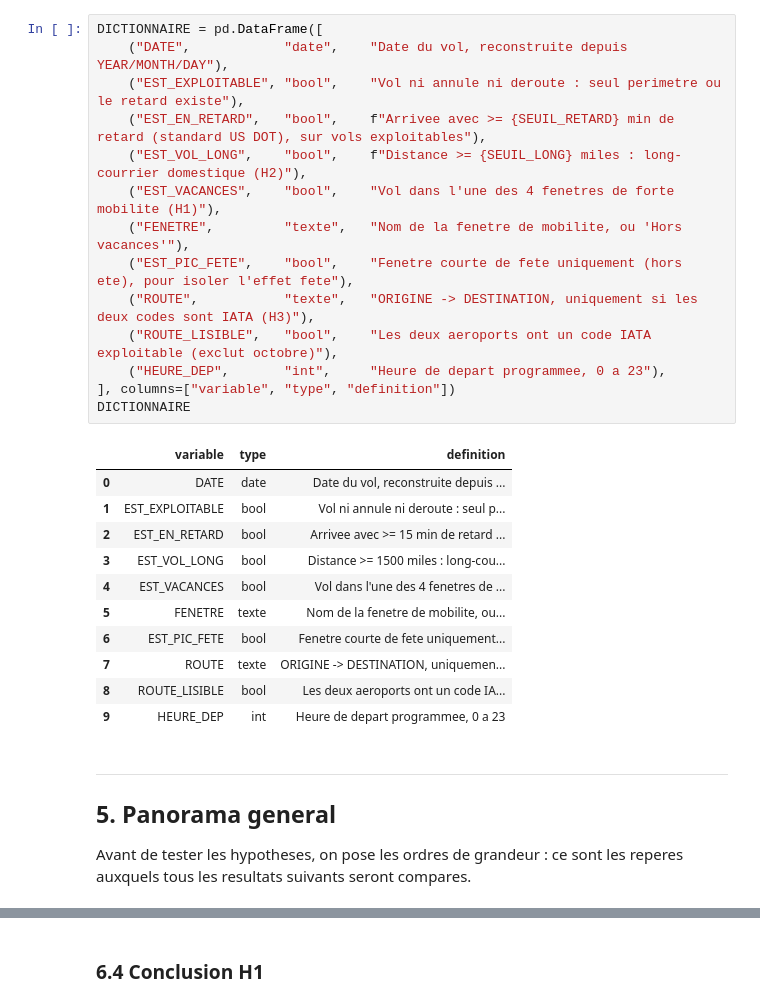
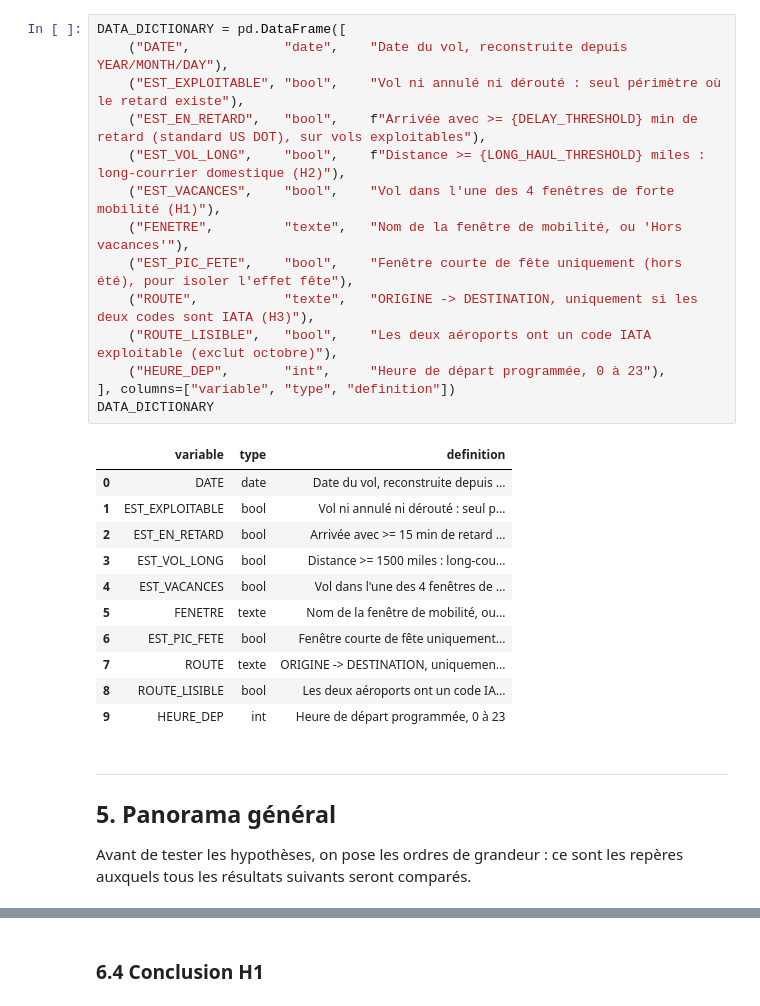
Before and after one commit to prodyge94/restitution, a Jupyter notebook: notebook_analyse_v2.ipynb, the cells around one changed output, grey strips where cells are left out. Cells and saved outputs as stored; diff of their text form.

```diff
--- a/notebook_analyse_v2.ipynb
+++ b/notebook_analyse_v2.ipynb
@@ -338,35 +354,35 @@ Noel / fin d'annee     216004
 Thanksgiving           165689
 Nouvel an               79025
 # %%
-DICTIONNAIRE = pd.DataFrame([
+DATA_DICTIONARY = pd.DataFrame([
     ("DATE",            "date",    "Date du vol, reconstruite depuis YEAR/MONTH/DAY"),
-    ("EST_EXPLOITABLE", "bool",    "Vol ni annule ni deroute : seul perimetre ou le retard existe"),
-    ("EST_EN_RETARD",   "bool",    f"Arrivee avec >= {SEUIL_RETARD} min de retard (standard US DOT), sur vols exploitables"),
-    ("EST_VOL_LONG",    "bool",    f"Distance >= {SEUIL_LONG} miles : long-courrier domestique (H2)"),
-    ("EST_VACANCES",    "bool",    "Vol dans l'une des 4 fenetres de forte mobilite (H1)"),
-    ("FENETRE",         "texte",   "Nom de la fenetre de mobilite, ou 'Hors vacances'"),
-    ("EST_PIC_FETE",    "bool",    "Fenetre courte de fete uniquement (hors ete), pour isoler l'effet fete"),
+    ("EST_EXPLOITABLE", "bool",    "Vol ni annulé ni dérouté : seul périmètre où le retard existe"),
+    ("EST_EN_RETARD",   "bool",    f"Arrivée avec >= {DELAY_THRESHOLD} min de retard (standard US DOT), sur vols exploitables"),
+    ("EST_VOL_LONG",    "bool",    f"Distance >= {LONG_HAUL_THRESHOLD} miles : long-courrier domestique (H2)"),
+    ("EST_VACANCES",    "bool",    "Vol dans l'une des 4 fenêtres de forte mobilité (H1)"),
+    ("FENETRE",         "texte",   "Nom de la fenêtre de mobilité, ou 'Hors vacances'"),
+    ("EST_PIC_FETE",    "bool",    "Fenêtre courte de fête uniquement (hors été), pour isoler l'effet fête"),
     ("ROUTE",           "texte",   "ORIGINE -> DESTINATION, uniquement si les deux codes sont IATA (H3)"),
-    ("ROUTE_LISIBLE",   "bool",    "Les deux aeroports ont un code IATA exploitable (exclut octobre)"),
-    ("HEURE_DEP",       "int",     "Heure de depart programmee, 0 a 23"),
+    ("ROUTE_LISIBLE",   "bool",    "Les deux aéroports ont un code IATA exploitable (exclut octobre)"),
+    ("HEURE_DEP",       "int",     "Heure de départ programmée, 0 à 23"),
 ], columns=["variable", "type", "definition"])
-DICTIONNAIRE
+DATA_DICTIONARY
 # %% [output]
 |  | variable | type | definition |
 | 0 | DATE | date | Date du vol, reconstruite depuis ... |
-| 1 | EST_EXPLOITABLE | bool | Vol ni annule ni deroute : seul p... |
-| 2 | EST_EN_RETARD | bool | Arrivee avec >= 15 min de retard ... |
+| 1 | EST_EXPLOITABLE | bool | Vol ni annulé ni dérouté : seul p... |
+| 2 | EST_EN_RETARD | bool | Arrivée avec >= 15 min de retard ... |
 | 3 | EST_VOL_LONG | bool | Distance >= 1500 miles : long-cou... |
-| 4 | EST_VACANCES | bool | Vol dans l'une des 4 fenetres de ... |
-| 5 | FENETRE | texte | Nom de la fenetre de mobilite, ou... |
-| 6 | EST_PIC_FETE | bool | Fenetre courte de fete uniquement... |
+| 4 | EST_VACANCES | bool | Vol dans l'une des 4 fenêtres de ... |
+| 5 | FENETRE | texte | Nom de la fenêtre de mobilité, ou... |
+| 6 | EST_PIC_FETE | bool | Fenêtre courte de fête uniquement... |
 | 7 | ROUTE | texte | ORIGINE -> DESTINATION, uniquemen... |
-| 8 | ROUTE_LISIBLE | bool | Les deux aeroports ont un code IA... |
-| 9 | HEURE_DEP | int | Heure de depart programmee, 0 a 23 |
+| 8 | ROUTE_LISIBLE | bool | Les deux aéroports ont un code IA... |
+| 9 | HEURE_DEP | int | Heure de départ programmée, 0 à 23 |
 # %% [markdown]
 ---
-## 5. Panorama general
+## 5. Panorama général
 
-Avant de tester les hypotheses, on pose les ordres de grandeur : ce sont les reperes auxquels tous les
-resultats suivants seront compares.
+Avant de tester les hypothèses, on pose les ordres de grandeur : ce sont les repères auxquels tous les
+résultats suivants seront comparés.
 # %%
```
Also changed, not shown: parts of 86 cells of this notebook, 16 other files.
